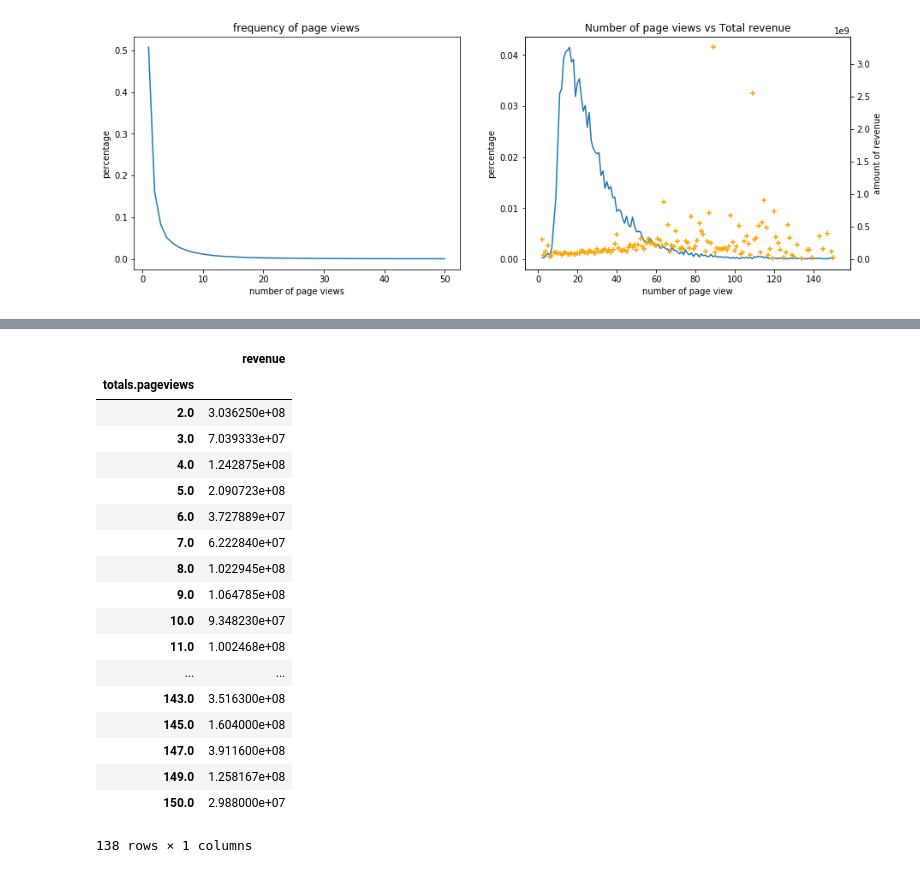
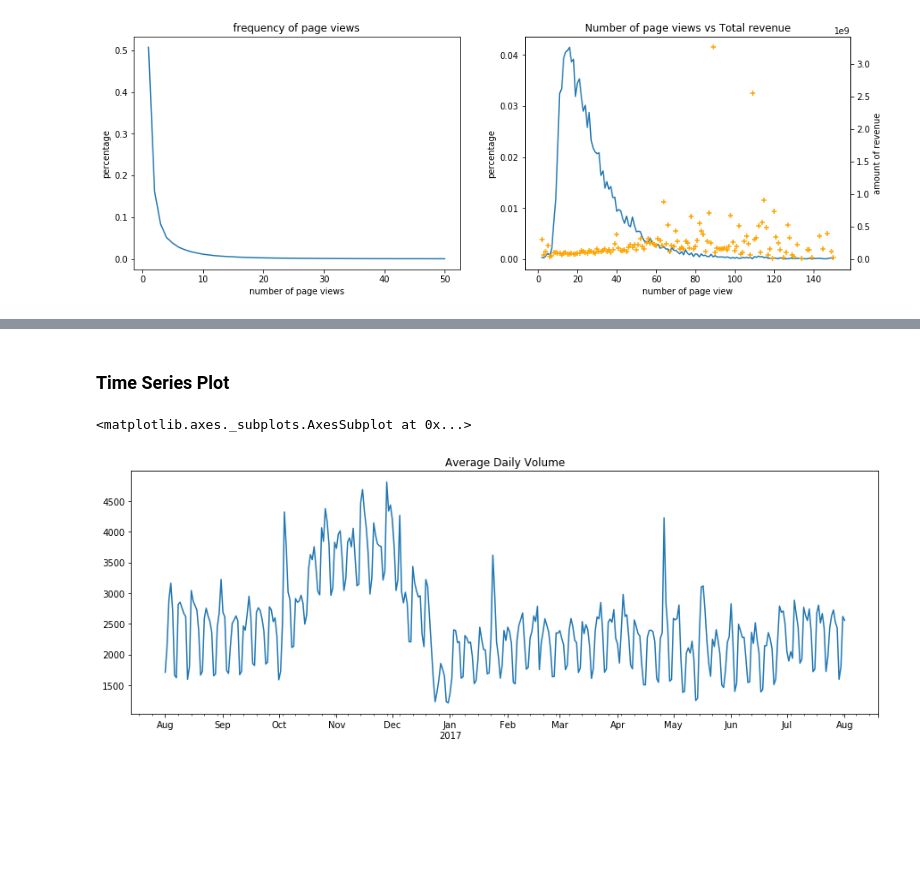
Before and after one commit to jhan0317/sys6018-competition-revenue-prediction, a Jupyter notebook: exploration.ipynb, the cells around one changed output, grey strips where cells are left out. Drawn from its saved outputs; the diff is of its cells as text; code cells hidden in the pictures; blank space fills up the shorter version.

```diff
--- a/exploration.ipynb
+++ b/exploration.ipynb
@@ -515,22 +514,12 @@ plt.scatter(page_revenue.index,page_revenue)
-# %%
-pd.DataFrame(page_revenue)
-# %% [output]
-|  | revenue |
-| totals.pageviews |  |
-| 2.0 | 3.036250e+08 |
-| 3.0 | 7.039333e+07 |
-| 4.0 | 1.242875e+08 |
-| 5.0 | 2.090723e+08 |
-| 6.0 | 3.727889e+07 |
-| 7.0 | 6.222840e+07 |
-| 8.0 | 1.022945e+08 |
-| 9.0 | 1.064785e+08 |
-| 10.0 | 9.348230e+07 |
-| 11.0 | 1.002468e+08 |
-| ... | ... |
-| 143.0 | 3.516300e+08 |
-| 145.0 | 1.604000e+08 |
-| 147.0 | 3.911600e+08 |
-| 149.0 | 1.258167e+08 |
-| 150.0 | 2.988000e+07 |
-138 rows × 1 columns
+# %% [markdown]
+### Time Series Plot
+# %%
+# There is an increase from Oct 2016 to Dec 2016, which is probably due to the holiday season.
+
+plt.subplots(figsize=(15,5))
+daily_count = train_df.groupby('date')['Id'].count()
+ts = pd.Series(daily_count.values, index=date_range('8/1/2016', '8/1/2017'))
+ts.plot(title='Average Daily Volume')
+# %% [output]
+<matplotlib.axes._subplots.AxesSubplot at 0x...>
+[figure, added]
```
Also changed, not shown: parts of 9 cells of this notebook.
